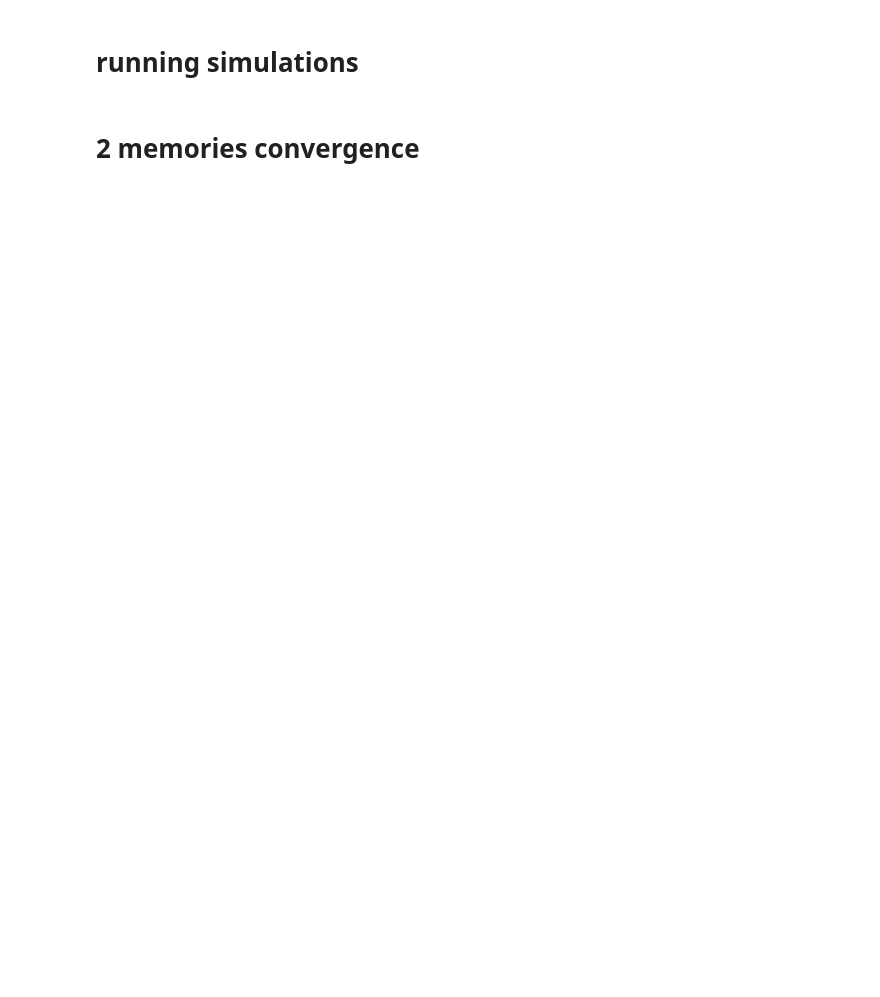
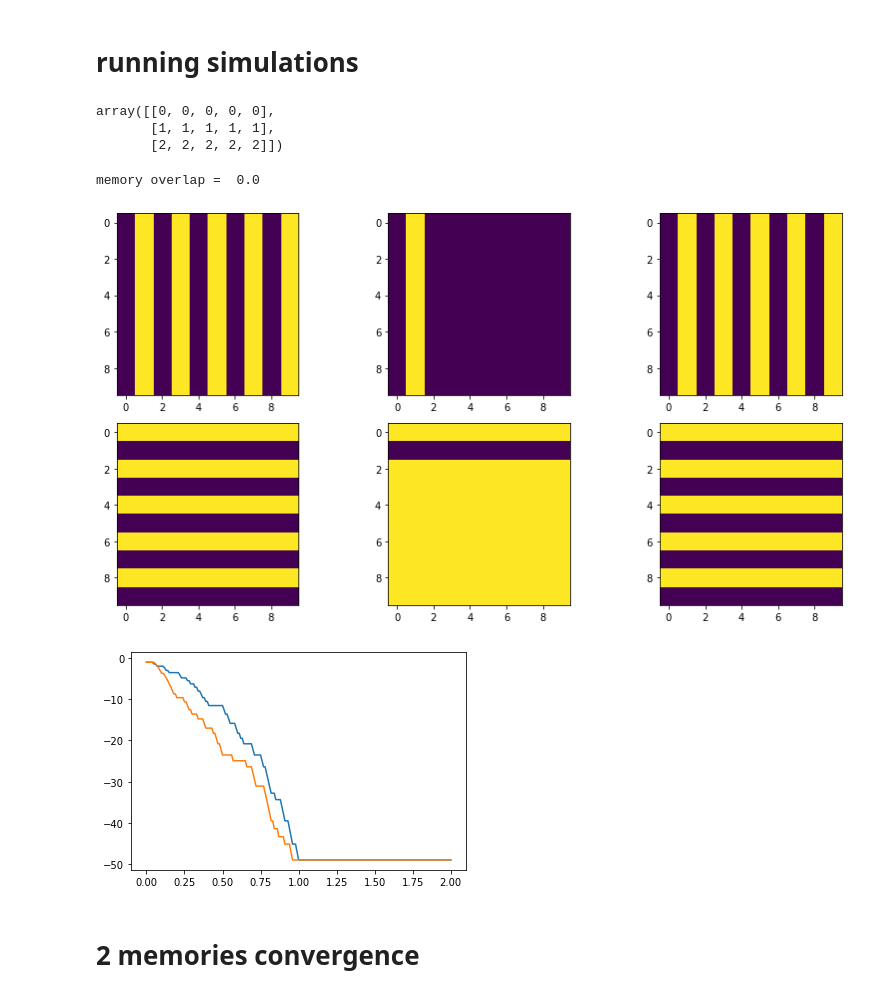
Before and after one commit to neuro-physics/hopfield-neural-network, a Jupyter notebook: hopfield_model.ipynb, the cells around one changed output. Cells and saved outputs as stored; diff of their text form; code cells hidden in the pictures; blank space fills up the shorter version.

```diff
--- a/hopfield_model.ipynb
+++ b/hopfield_model.ipynb
@@ -75,3 +76,55 @@ s_final_hall3,E_seq_hall3,m_seq_hall_3 = hopfield.iterate_hopfield_sequential(W_
+# %%
+np.tile(np.arange(3).reshape((3,1)),(1,5))
+# %% [output]
+array([[0, 0, 0, 0, 0],
+       [1, 1, 1, 1, 1],
+       [2, 2, 2, 2, 2]])
+# %%
+p1         = np.ones((10,10),dtype=float)
+p2         = np.ones((10,10),dtype=float)
+p1[:,::2]  = -1
+p2[1::2,:] = -1
+p1         = p1.flatten()
+p2         = p2.flatten()
+
+W,N,p_lst  = hopfield.initialize_hopfield_model([p1,p2])
+
+s01        = -np.ones(N)
+#s01[::10] = p1[::10]
+#s01        = 2*np.random.randint(0,2,size=N)-1
+s01[::10]    = p1[::10]
+s01[1::10]   = p1[1::10]
+s1,E1,m1,_   = hopfield.iterate_hopfield_sequential(W,s01,10,p_lst)
+
+s02         = np.ones(N)
+#s02[:10]    = p2[:10]
+#s02         = 2*np.random.randint(0,2,size=N)-1
+s02[:20]    = p2[:20]
+s2,E2,m2,_  = hopfield.iterate_hopfield_sequential(W,s02,10,p_lst)
+
+print('memory overlap = ',hopfield.calculate_overlap(p1,p2))
+
+fig1,ax = plt.subplots(nrows=2,ncols=3,figsize=(12,6))
+
+ax[0,0].imshow( p1.reshape((10,10)))
+ax[0,1].imshow(s01.reshape((10,10)))
+ax[0,2].imshow( s1.reshape((10,10)))
+ax[1,0].imshow( p2.reshape((10,10)))
+ax[1,1].imshow(s02.reshape((10,10)))
+ax[1,2].imshow( s2.reshape((10,10)))
+
+fig1.tight_layout()
+
+fig2,ax = plt.subplots(nrows=1,ncols=1)
+
+ax.plot((1/N)*np.arange(E1.size),E1,'-',label='p1')
+ax.plot((1/N)*np.arange(E2.size),E2,'-',label='p2')
+
+plt.show()
+# %% [output]
+memory overlap =  0.0
+[figure, added]
+[figure, added]
 # %% [markdown]
 # 2 memories convergence
 # %%
```
Also changed, not shown: parts of 7 cells of this notebook, 10 other files.
